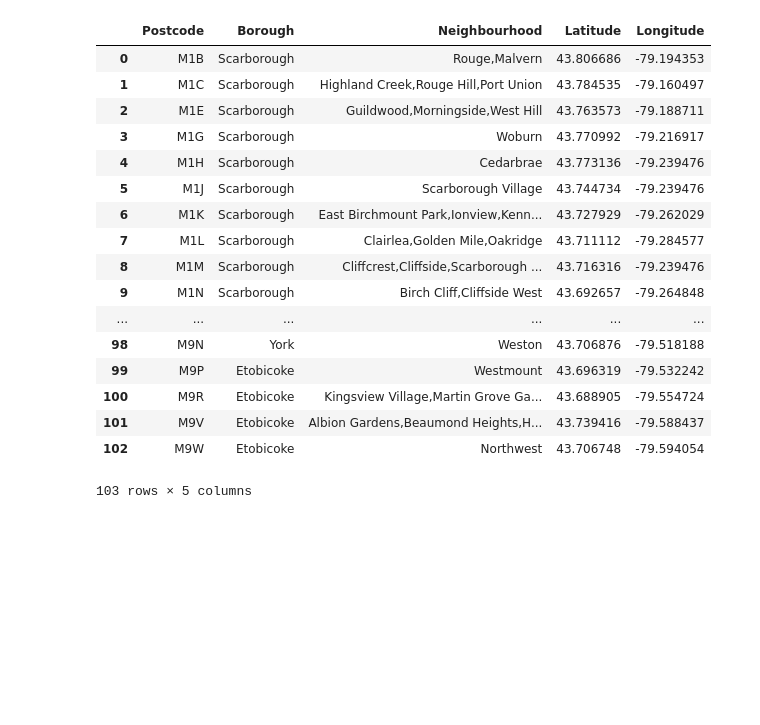
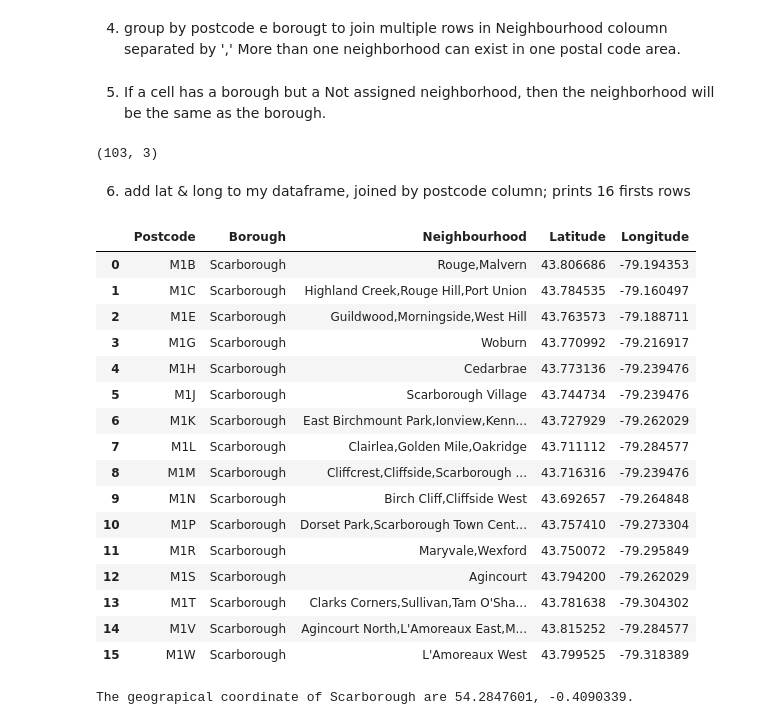
Before and after one commit to mariofernandes/Coursera_Capstone, a Jupyter notebook: capstone-week3.ipynb, the cells around one changed output. Cells and saved outputs as stored; diff of their text form; code cells hidden in the pictures; blank space fills up the shorter version.

```diff
--- a/capstone-week3.ipynb
+++ b/capstone-week3.ipynb
@@ -16,0 +19,3 @@ myWorkingDF.shape
+# %% [markdown]
+4. group by postcode e borougt to join multiple rows in Neighbourhood coloumn separated by ','
+More than one neighborhood can exist in one postal code area.
@@ -17,25 +24,48 @@ myWorkingDF.shape
+# %% [markdown]
+5. If a cell has a borough but a Not assigned neighborhood, then the neighborhood will be the same as the borough.
+# %%
+myWorkingDF.loc[myWorkingDF['Neighbourhood']=='Not assigned', 'Neighbourhood']=myWorkingDF['Borough']
+myWorkingDF.shape
+# %% [output]
+(103, 3)
+# %% [markdown]
+6. add lat & long to my dataframe, joined by postcode column; prints 16 firsts rows
 # %%
 geodata = pd.read_csv('http://cocl.us/Geospatial_data')
 geodata = geodata.rename(columns={"Postal Code": "Postcode"})
 geodata
 myNewDF = pd.merge(myWorkingDF, geodata, on='Postcode')
-myNewDF
+myNewDF.head(16)
 # %% [output]
 |  | Postcode | Borough | Neighbourhood | Latitude | Longitude |
 | 0 | M1B | Scarborough | Rouge,Malvern | 43.806686 | -79.194353 |
 | 1 | M1C | Scarborough | Highland Creek,Rouge Hill,Port Union | 43.784535 | -79.160497 |
 | 2 | M1E | Scarborough | Guildwood,Morningside,West Hill | 43.763573 | -79.188711 |
 | 3 | M1G | Scarborough | Woburn | 43.770992 | -79.216917 |
 | 4 | M1H | Scarborough | Cedarbrae | 43.773136 | -79.239476 |
 | 5 | M1J | Scarborough | Scarborough Village | 43.744734 | -79.239476 |
 | 6 | M1K | Scarborough | East Birchmount Park,Ionview,Kenn... | 43.727929 | -79.262029 |
 | 7 | M1L | Scarborough | Clairlea,Golden Mile,Oakridge | 43.711112 | -79.284577 |
 | 8 | M1M | Scarborough | Cliffcrest,Cliffside,Scarborough ... | 43.716316 | -79.239476 |
 | 9 | M1N | Scarborough | Birch Cliff,Cliffside West | 43.692657 | -79.264848 |
-| ... | ... | ... | ... | ... | ... |
-| 98 | M9N | York | Weston | 43.706876 | -79.518188 |
-| 99 | M9P | Etobicoke | Westmount | 43.696319 | -79.532242 |
-| 100 | M9R | Etobicoke | Kingsview Village,Martin Grove Ga... | 43.688905 | -79.554724 |
-| 101 | M9V | Etobicoke | Albion Gardens,Beaumond Heights,H... | 43.739416 | -79.588437 |
-| 102 | M9W | Etobicoke | Northwest | 43.706748 | -79.594054 |
+| 10 | M1P | Scarborough | Dorset Park,Scarborough Town Cent... | 43.757410 | -79.273304 |
+| 11 | M1R | Scarborough | Maryvale,Wexford | 43.750072 | -79.295849 |
+| 12 | M1S | Scarborough | Agincourt | 43.794200 | -79.262029 |
+| 13 | M1T | Scarborough | Clarks Corners,Sullivan,Tam O'Sha... | 43.781638 | -79.304302 |
+| 14 | M1V | Scarborough | Agincourt North,L'Amoreaux East,M... | 43.815252 | -79.284577 |
+| 15 | M1W | Scarborough | L'Amoreaux West | 43.799525 | -79.318389 |
-103 rows × 5 columns
+# %%
+!conda install -c conda-forge geopy --yes # uncomment this line if you haven't completed the Foursquare API lab
+from geopy.geocoders import Nominatim # convert an address into latitude and longitude values
+!conda install -c conda-forge folium=0.5.0 --yes # uncomment this line if you haven't completed the Foursquare API lab
+import folium # map rendering library
+
+address = 'Scarborough'
+
+geolocator = Nominatim(user_agent="ny_explorer")
+location = geolocator.geocode(address)
+latitude = location.latitude
+longitude = location.longitude
+print('The geograpical coordinate of Scarborough are {}, {}.'.format(latitude, longitude))
+# %% [output]
+The geograpical coordinate of Scarborough are 54.2847601, -0.4090339.
```
Also changed, not shown: parts of 10 cells of this notebook.
